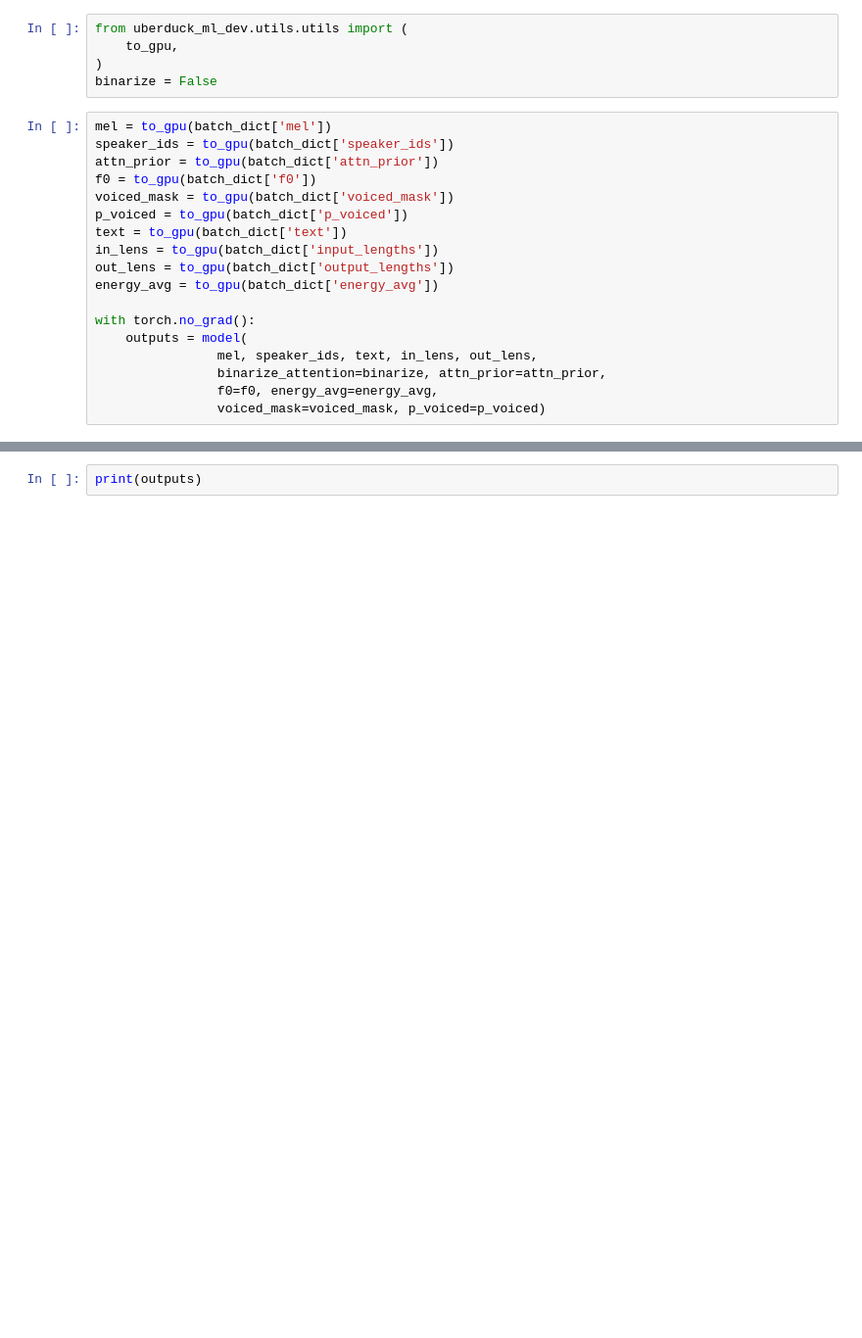
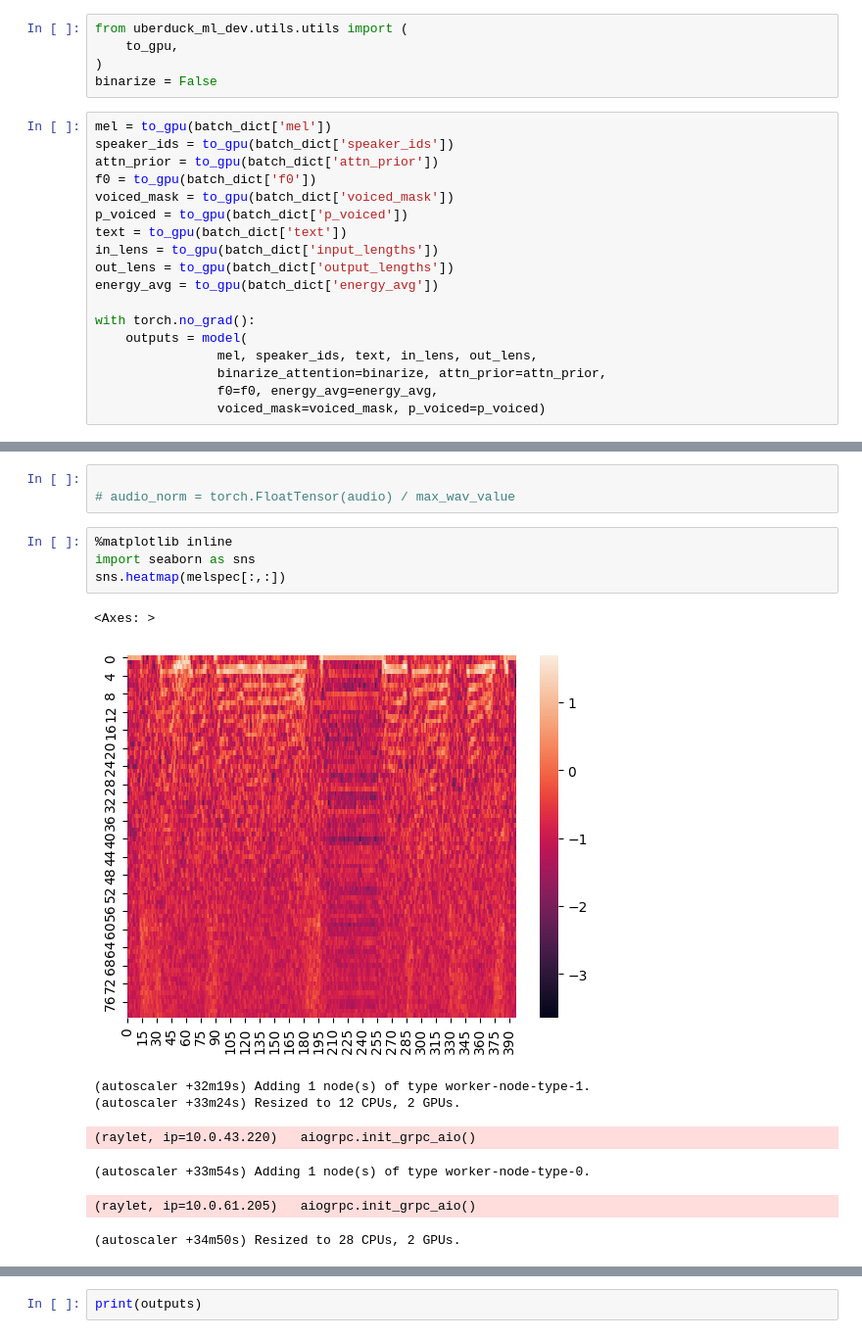
Before and after one commit to uberduck-ai/uberduck-ml-dev, a Jupyter notebook: radtts_ray_detached.ipynb, the cells around one changed output, grey strips where cells are left out. Shown at 98% size. Cells and saved outputs as stored; diff of their text form; blank space fills up the shorter version.

```diff
--- a/radtts_ray_detached.ipynb
+++ b/radtts_ray_detached.ipynb
@@ -128,0 +159,16 @@ text
+# %%
+
+# audio_norm = torch.FloatTensor(audio) / max_wav_value
+# %%
+%matplotlib inline
+import seaborn as sns
+sns.heatmap(melspec[:,:])
+# %% [output]
+<Axes: >
+[figure, added]
+(autoscaler +32m19s) Adding 1 node(s) of type worker-node-type-1.
+(autoscaler +33m24s) Resized to 12 CPUs, 2 GPUs.
+(raylet, ip=10.0.43.220)   aiogrpc.init_grpc_aio()
+(autoscaler +33m54s) Adding 1 node(s) of type worker-node-type-0.
+(raylet, ip=10.0.61.205)   aiogrpc.init_grpc_aio()
+(autoscaler +34m50s) Resized to 28 CPUs, 2 GPUs.
```
Also changed, not shown: parts of 16 cells of this notebook, 1 other file.
